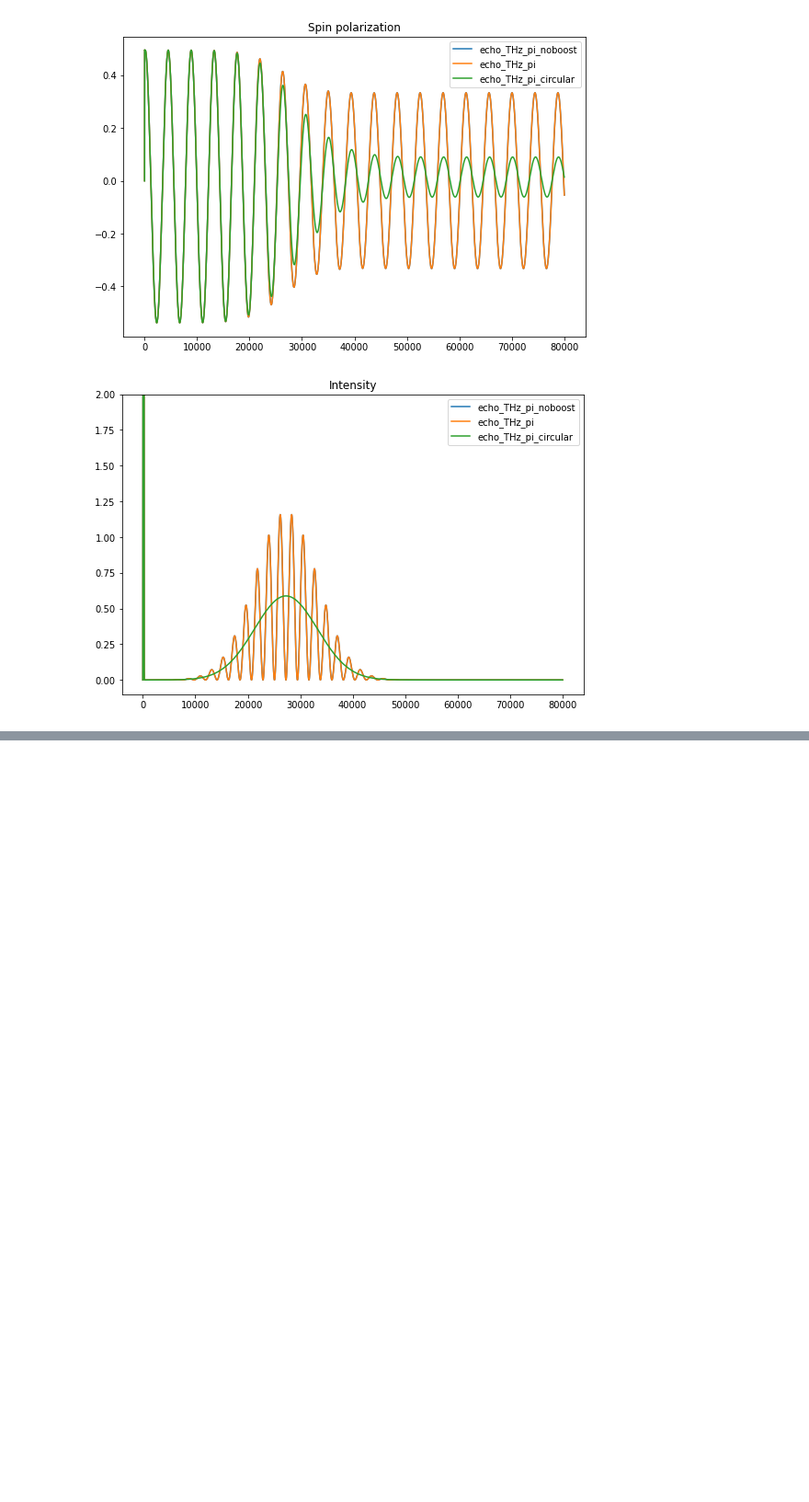
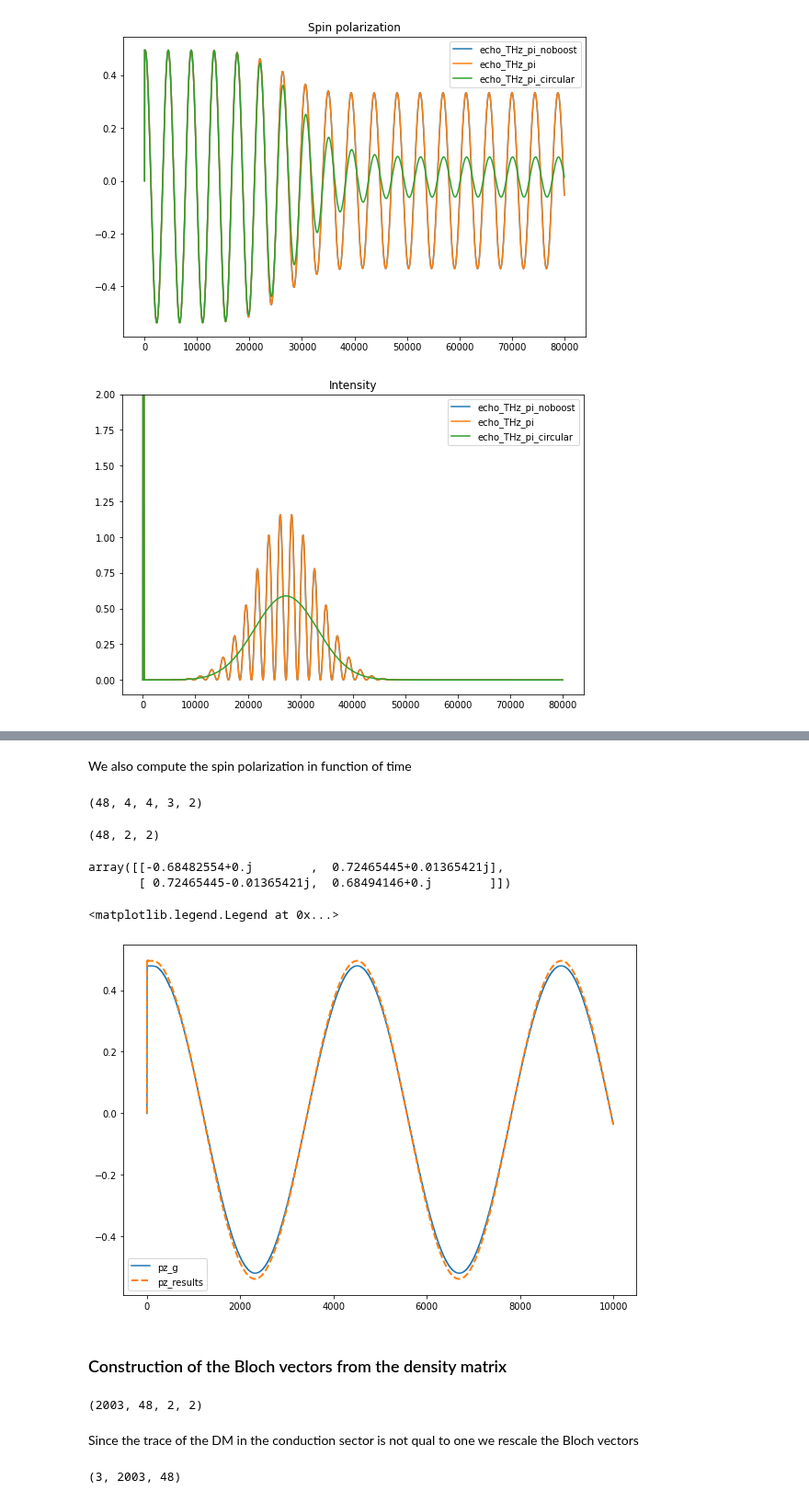
Before and after one commit to marcodalessandro76/Echo_mechanisms_decay_time_optical_orientation, a Jupyter notebook: SPIN_ECHO/RT_Calculations.ipynb, the cells around one changed output, grey strips where cells are left out. Shown at 92% size. Saved outputs shown, nothing was run; the diff lists cells and outputs as text; code cells hidden in the pictures; blank space fills up the shorter version.

```diff
--- a/SPIN_ECHO/RT_Calculations.ipynb
+++ b/SPIN_ECHO/RT_Calculations.ipynb
@@ -566,0 +638,48 @@ The norm is one only for dip_spin in the conduction sector, why?
+# %% [markdown]
+We also compute the spin polarization in function of time
+# %%
+dipoles = results[0].dipoles
+dip_spin = dipoles.dip_spin
+dip_spin.shape
+# %% [output]
+(48, 4, 4, 3, 2)
+# %%
+Sz = dip_spin[:,2:,2:,2,0] + 1j*dip_spin[:,2:,2:,2,1]
+Sz.shape
+# %% [output]
+(48, 2, 2)
+# %%
+k = 5
+Sz[k]
+# %% [output]
+array([[-0.68482554+0.j        ,  0.72465445+0.01365421j],
+       [ 0.72465445-0.01365421j,  0.68494146+0.j        ]])
+# %%
+pzs = np.zeros([ntimes,nk],dtype=complex)
+for t in range(ntimes):
+    for k in range(nk):
+        tt = traces[t,k]
+        if t == 0:
+            pzs[t][k] = 0.
+        else:
+            pzs[t][k] = np.trace(np.matmul(DM[t][k],Sz[k].T))/tt
+# %%
+pz = np.zeros([ntimes],dtype=complex)
+for t in range(ntimes):
+    pz[t] = np.average(pzs[t])
+# %%
+plt.figure(figsize=(10,7))
+plt.plot(time,pz.real,label='pz_g')
+results_time = r.data['spin_magnetization']['time']
+results_pz = r.data['spin_magnetization']['Mc_z']
+plt.plot(results_time,results_pz,label='pz_results',linestyle='--',linewidth=2)
+plt.legend()
+# %% [output]
+<matplotlib.legend.Legend at 0x...>
+[figure, added]
+# %% [markdown]
+### Construction of the Bloch vectors from the density matrix
+# %%
+DM.shape
+# %% [output]
+(2003, 48, 2, 2)
@@ -566,0 +690,14 @@ The norm is one only for dip_spin in the conduction sector, why?
+# %% [markdown]
+Since the trace of the DM in the conduction sector is not qual to one we rescale the Bloch vectors
+# %%
+Bloch = np.array([u1,u2,u3])
+for t in range(ntimes):
+    for k in range(nk):
+        tt = traces[t,k].real
+        if tt == 0:
+            Bloch[:,t,k] = 0.
+        else:
+            Bloch[:,t,k] = Bloch[:,t,k]/tt
+Bloch.shape
+# %% [output]
+(3, 2003, 48)
```
Also changed, not shown: parts of 83 cells of this notebook, 1 other file.
